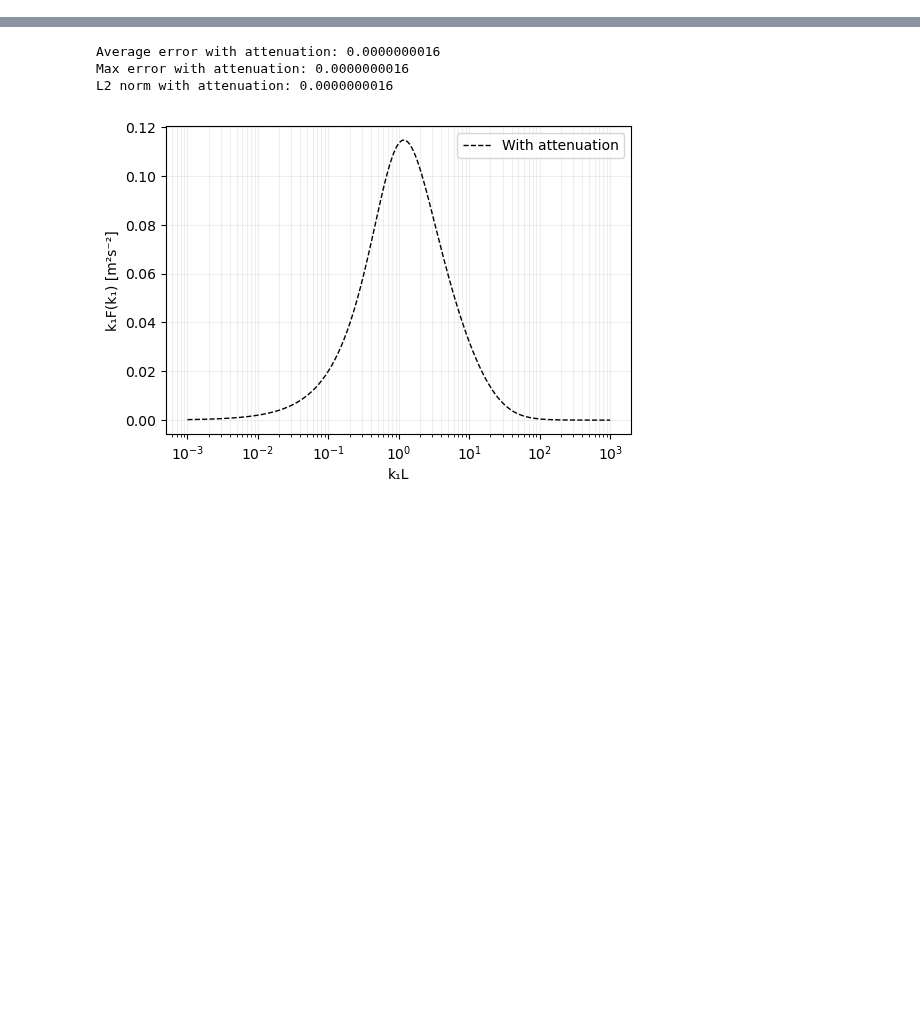
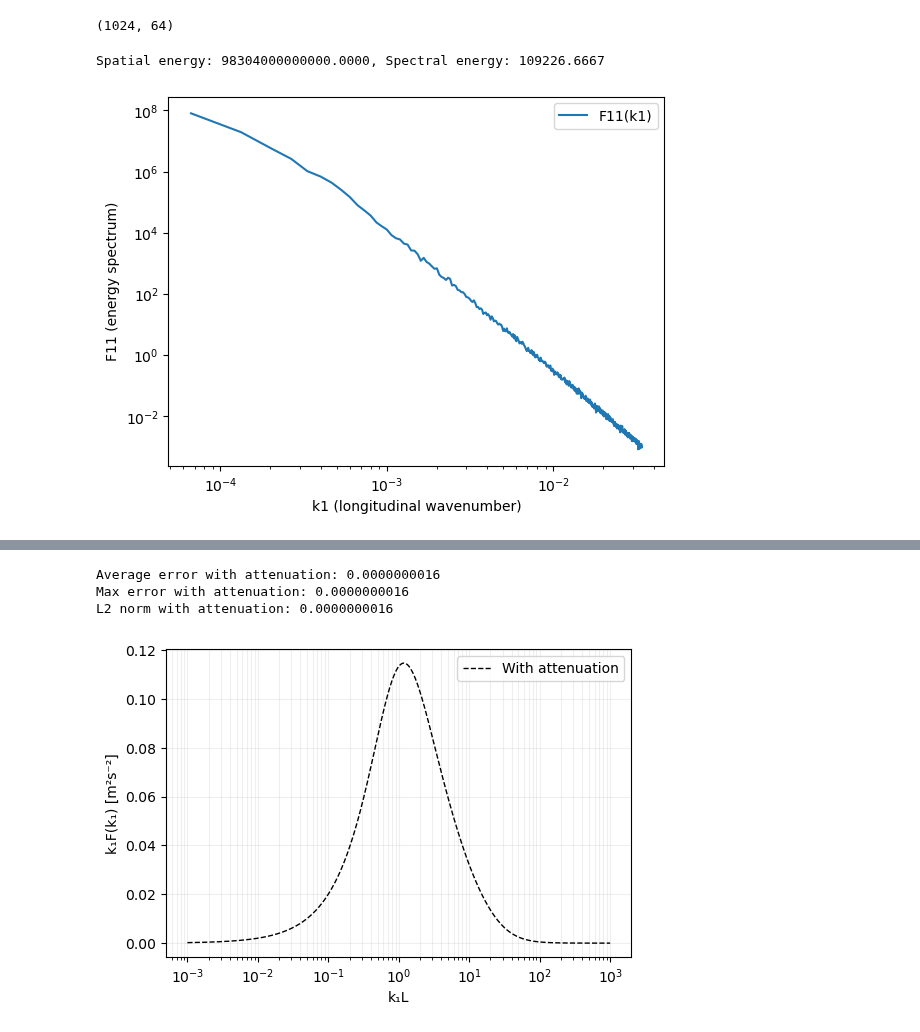
Before and after one commit to METHODS-Group/DRDMannTurb, a Jupyter notebook: examples-unrendered/MM_random_dev/proto_eq14and15.ipynb, the cells around one changed output, grey strips where cells are left out. Drawn from its saved outputs; the diff is of its cells as text; code cells hidden in the pictures; blank space fills up the shorter version.

```diff
--- a/examples-unrendered/MM_random_dev/proto_eq14and15.ipynb
+++ b/examples-unrendered/MM_random_dev/proto_eq14and15.ipynb
@@ -131,0 +175,3 @@ def eq6_numerical_F11_2D(k1: float, psi: float, L2D: float, z_i: float, c: float
+# %%
+_, _, u_field = gen.generate(pad = False)
+_, _, v_field = gen.generate(pad = False)
@@ -131,0 +180,31 @@ def eq6_numerical_F11_2D(k1: float, psi: float, L2D: float, z_i: float, c: float
+# %%
+u_field.shape
+# %% [output]
+(1024, 64)
+# %%
+U = fftshift(fft2(u_field))
+# V = fftshift(fft2(v_field))
+
+k1 = fftshift(fftfreq(nx, d=L1/nx))
+k2 = fftshift(fftfreq(ny, d=L2/ny))
+
+psd_2d = np.abs(U)**2 / (nx * ny)
+
+
+F11 = np.mean(psd_2d, axis=1) * (ny * dy)
+# %%
+energy_spatial = np.mean(u_field**2) * (nx * dx) * (ny * dy)
+
+energy_spectral = np.sum(F11) * (k1[1] - k1[0])
+
+print(f"Spatial energy: {energy_spatial:.4f}, Spectral energy: {energy_spectral:.4f}")
+# %% [output]
+Spatial energy: 98304000000000.0000, Spectral energy: 109226.6667
+# %%
+plt.loglog(k1[k1 > 0], F11[k1 > 0], label='F11(k1)')
+plt.xlabel('k1 (longitudinal wavenumber)')
+plt.ylabel('F11 (energy spectrum)')
+plt.legend()
+plt.show()
+# %% [output]
+[figure, added]
```
Also changed, not shown: parts of 24 cells of this notebook, 4 other files.
